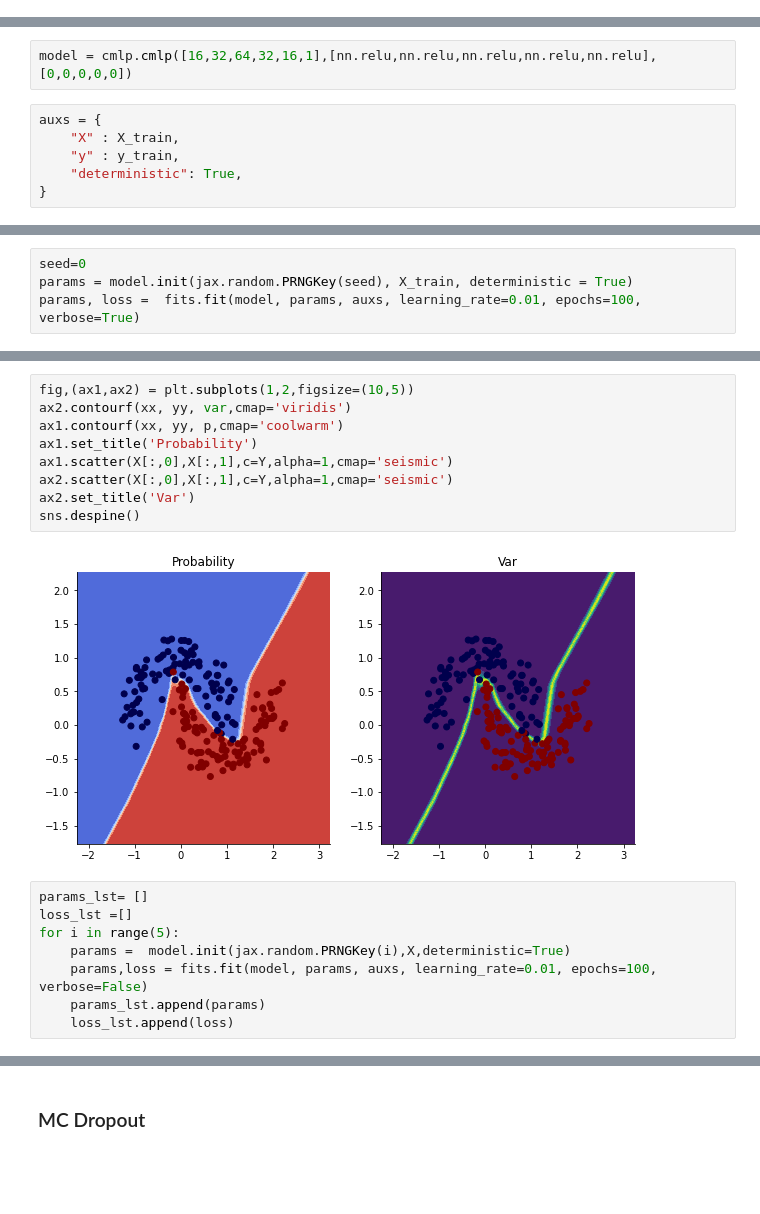
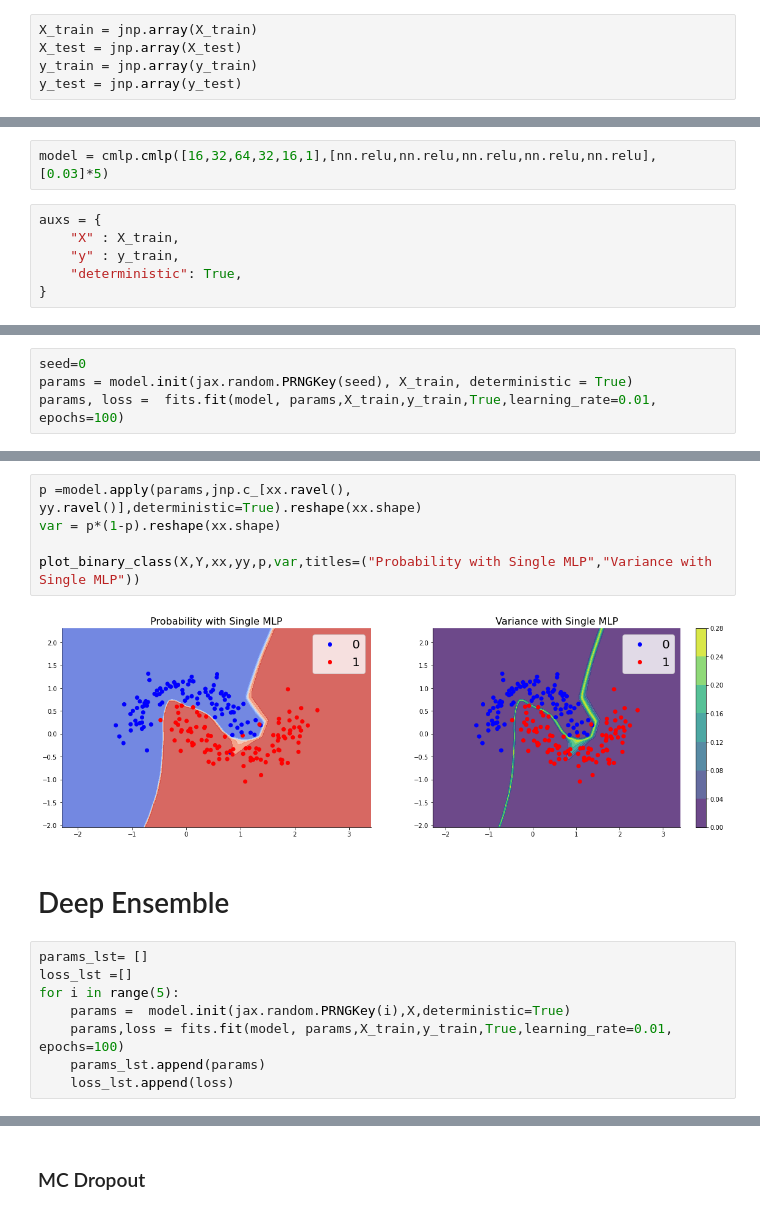
Before and after one commit to nipunbatra/bnn-zoo, a Jupyter notebook: notebooks/classification/makemoons_comparison.ipynb, the cells around one changed output, grey strips where cells are left out. Cells and saved outputs as stored; diff of their text form; blank space fills up the shorter version.

```diff
--- a/notebooks/classification/makemoons_comparison.ipynb
+++ b/notebooks/classification/makemoons_comparison.ipynb
@@ -33,2 +43,7 @@ xx.shape
 # %%
 X_train, X_test, y_train, y_test = train_test_split(X, Y, test_size=0.1, random_state=42)
+# %%
+X_train = jnp.array(X_train)
+X_test = jnp.array(X_test)
+y_train = jnp.array(y_train)
+y_test = jnp.array(y_test)
@@ -35,5 +52,5 @@ X_train, X_test, y_train, y_test = train_test_split(X, Y, test_size=0.1, random_
 # %%
-model = cmlp.cmlp([16,32,64,32,16,1],[nn.relu,nn.relu,nn.relu,nn.relu,nn.relu],[0,0,0,0,0])
+model = cmlp.cmlp([16,32,64,32,16,1],[nn.relu,nn.relu,nn.relu,nn.relu,nn.relu],[0.03]*5)
 # %%
 auxs = {
     "X" : X_train,
@@ -43,4 +62,4 @@ auxs = {
 # %%
 seed=0
 params = model.init(jax.random.PRNGKey(seed), X_train, deterministic = True)
-params, loss =  fits.fit(model, params, auxs, learning_rate=0.01, epochs=100, verbose=True)
+params, loss =  fits.fit(model, params,X_train,y_train,True,learning_rate=0.01, epochs=100)
@@ -78,20 +94,18 @@ var = p*(1-p).reshape(xx.shape)
 # %%
-fig,(ax1,ax2) = plt.subplots(1,2,figsize=(10,5))
-ax2.contourf(xx, yy, var,cmap='viridis')
-ax1.contourf(xx, yy, p,cmap='coolwarm')
-ax1.set_title('Probability')
-ax1.scatter(X[:,0],X[:,1],c=Y,alpha=1,cmap='seismic')
-ax2.scatter(X[:,0],X[:,1],c=Y,alpha=1,cmap='seismic')
-ax2.set_title('Var')
-sns.despine()
+p =model.apply(params,jnp.c_[xx.ravel(), yy.ravel()],deterministic=True).reshape(xx.shape)
+var = p*(1-p).reshape(xx.shape)
+
+plot_binary_class(X,Y,xx,yy,p,var,titles=("Probability with Single MLP","Variance with Single MLP"))
 # %% [output]
-[figure, old version]
+[figure, new version]
+# %% [markdown]
+# Deep Ensemble
 # %%
 params_lst= []
 loss_lst =[]
 for i in range(5):
     params =  model.init(jax.random.PRNGKey(i),X,deterministic=True)
-    params,loss = fits.fit(model, params, auxs, learning_rate=0.01, epochs=100, verbose=False)
+    params,loss = fits.fit(model, params,X_train,y_train,True,learning_rate=0.01, epochs=100)
     params_lst.append(params)
     loss_lst.append(loss)
 # %%
```
Also changed, not shown: parts of 28 cells of this notebook, 3 other files.
